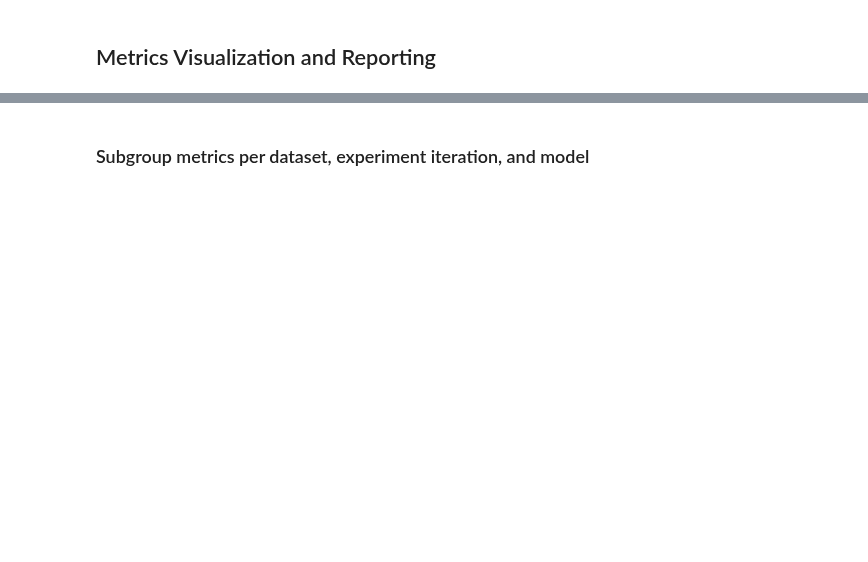
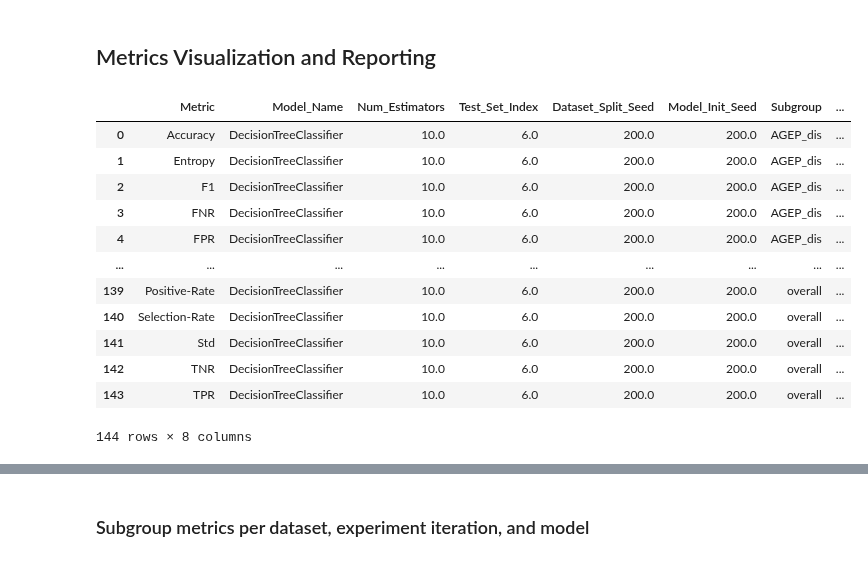
Before and after one commit to FalaahArifKhan/fairness-variance, a Jupyter notebook: notebooks/models_stress_testing/Visualizations_Random_Nulls.ipynb, the cells around one changed output, grey strips where cells are left out. Cells and saved outputs as stored; diff of their text form; code cells hidden in the pictures; blank space fills up the shorter version.

```diff
--- a/notebooks/models_stress_testing/Visualizations_Random_Nulls.ipynb
+++ b/notebooks/models_stress_testing/Visualizations_Random_Nulls.ipynb
@@ -26,9 +26,11 @@ DB_COLLECTION_NAME = f'{EXPERIMENT_NAME}_results'
 DATASET_NAME = 'Folktables_GA_2018'
 EXPERIMENT_SESSION_UUID = 'c53d250b-5ba9-4d91-a444-ed7eb7919de5'
 SENSITIVE_ATTRS = ['SEX', 'RAC1P', 'AGEP', 'SEX&RAC1P&AGEP']
+PREPROCESSING_TECHNIQUES = ['cat: mode, num: median', 'cat: mode_trimmed_0.3, num: median']
 # %%
-MODEL_NAMES = ['DecisionTreeClassifier', 'LogisticRegression', 'RandomForestClassifier',
-               'XGBClassifier', 'KNeighborsClassifier', 'MLPClassifier']
+# MODEL_NAMES = ['DecisionTreeClassifier', 'LogisticRegression', 'RandomForestClassifier',
+#                'XGBClassifier', 'KNeighborsClassifier', 'MLPClassifier']
+MODEL_NAMES = ['DecisionTreeClassifier', 'LogisticRegression']
 # %%
 from source.utils.db_functions import connect_to_mongodb
 
@@ -147,3 +182,19 @@ visualizer = ExperimentsVisualizer(exp_subgroup_metrics_dct=exp_subgroup_metrics
                                    dataset_name=DATASET_NAME,
                                    model_names=MODEL_NAMES,
                                    sensitive_attrs=SENSITIVE_ATTRS)
+# %%
+visualizer.melted_exp_avg_runs_subgroup_metrics_dct[MODEL_NAMES[0]][PREPROCESSING_TECHNIQUES[0]]['Exp_iter_2'][0.5]
+# %% [output]
+|  | Metric | Model_Name | Num_Estimators | Test_Set_Index | Dataset_Split_Seed | Model_Init_Seed | Subgroup | ... |
+| 0 | Accuracy | DecisionTreeClassifier | 10.0 | 6.0 | 200.0 | 200.0 | AGEP_dis | ... |
+| 1 | Entropy | DecisionTreeClassifier | 10.0 | 6.0 | 200.0 | 200.0 | AGEP_dis | ... |
+| 2 | F1 | DecisionTreeClassifier | 10.0 | 6.0 | 200.0 | 200.0 | AGEP_dis | ... |
+| 3 | FNR | DecisionTreeClassifier | 10.0 | 6.0 | 200.0 | 200.0 | AGEP_dis | ... |
+| 4 | FPR | DecisionTreeClassifier | 10.0 | 6.0 | 200.0 | 200.0 | AGEP_dis | ... |
+| ... | ... | ... | ... | ... | ... | ... | ... | ... |
+| 139 | Positive-Rate | DecisionTreeClassifier | 10.0 | 6.0 | 200.0 | 200.0 | overall | ... |
+| 140 | Selection-Rate | DecisionTreeClassifier | 10.0 | 6.0 | 200.0 | 200.0 | overall | ... |
+| 141 | Std | DecisionTreeClassifier | 10.0 | 6.0 | 200.0 | 200.0 | overall | ... |
+| 142 | TNR | DecisionTreeClassifier | 10.0 | 6.0 | 200.0 | 200.0 | overall | ... |
+| 143 | TPR | DecisionTreeClassifier | 10.0 | 6.0 | 200.0 | 200.0 | overall | ... |
+144 rows × 8 columns
```
Also changed, not shown: parts of 11 cells of this notebook, 5 other files.
